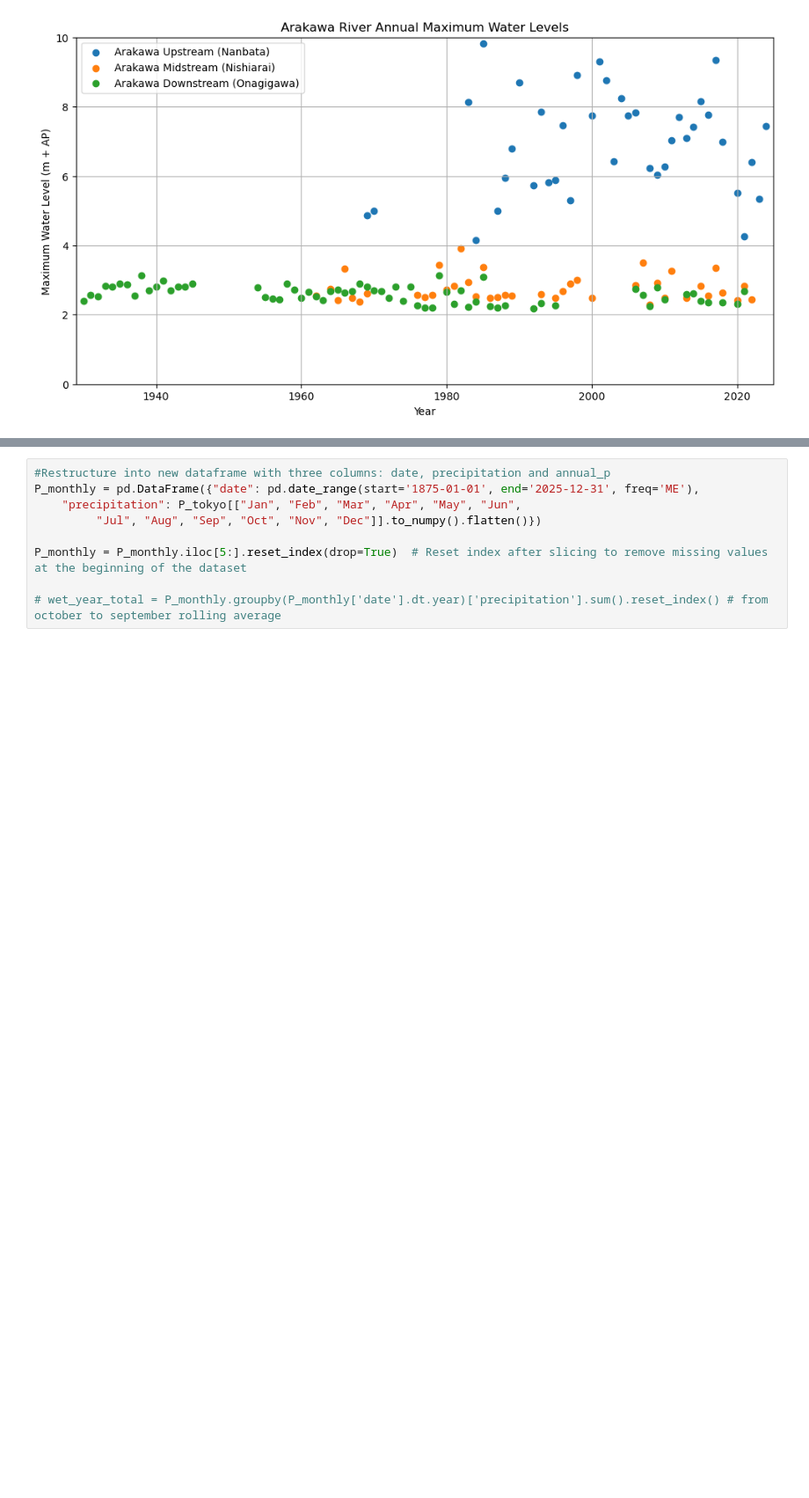
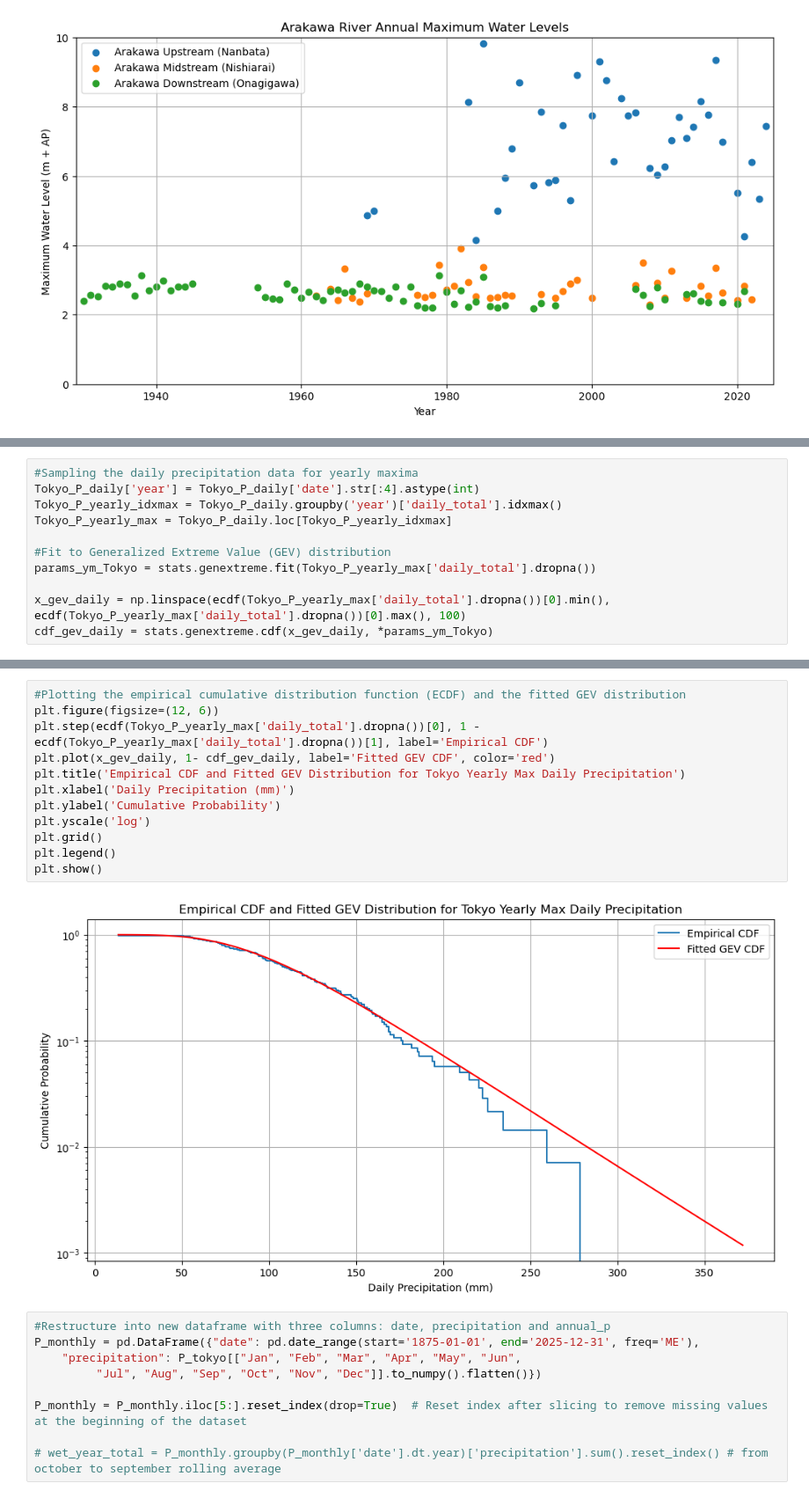
Before and after one commit to foozdemiroglu-gif/MP411-Tokyo, a Jupyter notebook: Hydraulic_analysis.ipynb, the cells around one changed output, grey strips where cells are left out. Shown at 88% size. Saved outputs shown, nothing was run; the diff lists cells and outputs as text; blank space fills up the shorter version.

```diff
--- a/Hydraulic_analysis.ipynb
+++ b/Hydraulic_analysis.ipynb
@@ -283,0 +404,11 @@ print(total_annual_mean_prcp)
+# %%
+#Sampling the daily precipitation data for yearly maxima
+Tokyo_P_daily['year'] = Tokyo_P_daily['date'].str[:4].astype(int)
+Tokyo_P_yearly_idxmax = Tokyo_P_daily.groupby('year')['daily_total'].idxmax()
+Tokyo_P_yearly_max = Tokyo_P_daily.loc[Tokyo_P_yearly_idxmax]
+
+#Fit to Generalized Extreme Value (GEV) distribution
+params_ym_Tokyo = stats.genextreme.fit(Tokyo_P_yearly_max['daily_total'].dropna())
+
+x_gev_daily = np.linspace(ecdf(Tokyo_P_yearly_max['daily_total'].dropna())[0].min(), ecdf(Tokyo_P_yearly_max['daily_total'].dropna())[0].max(), 100)
+cdf_gev_daily = stats.genextreme.cdf(x_gev_daily, *params_ym_Tokyo)
@@ -284,3 +485,17 @@ print(total_annual_mean_prcp)
+# %%
+#Plotting the empirical cumulative distribution function (ECDF) and the fitted GEV distribution
+plt.figure(figsize=(12, 6))
+plt.step(ecdf(Tokyo_P_yearly_max['daily_total'].dropna())[0], 1 - ecdf(Tokyo_P_yearly_max['daily_total'].dropna())[1], label='Empirical CDF')
+plt.plot(x_gev_daily, 1- cdf_gev_daily, label='Fitted GEV CDF', color='red')
+plt.title('Empirical CDF and Fitted GEV Distribution for Tokyo Yearly Max Daily Precipitation')
+plt.xlabel('Daily Precipitation (mm)')
+plt.ylabel('Cumulative Probability')
+plt.yscale('log')
+plt.grid()
+plt.legend()
+plt.show()
+# %% [output]
+[figure, added]
 # %%
 #Restructure into new dataframe with three columns: date, precipitation and annual_p
 P_monthly = pd.DataFrame({"date": pd.date_range(start='1875-01-01', end='2025-12-31', freq='ME'),
```
Also changed, not shown: parts of 15 cells of this notebook, 4 other files.
